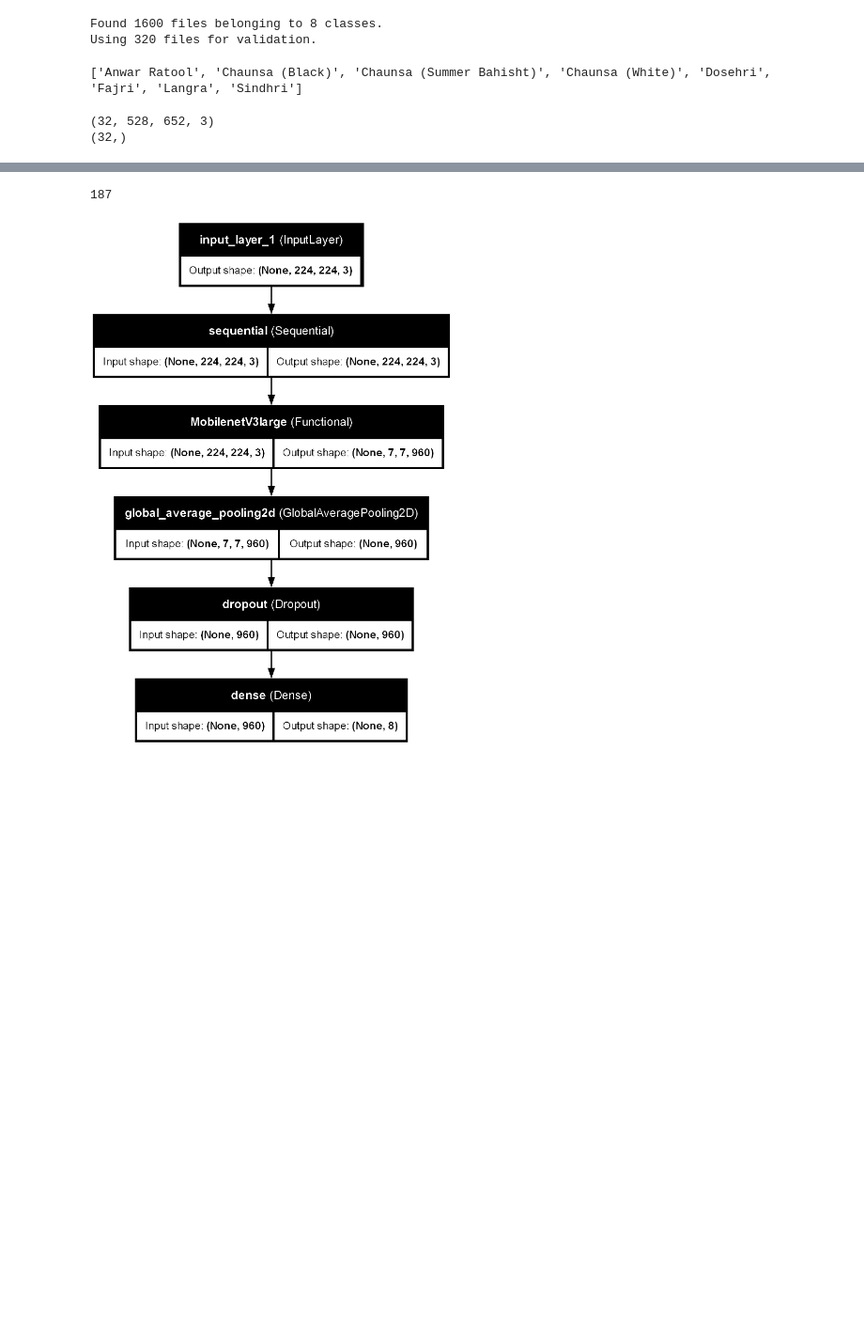
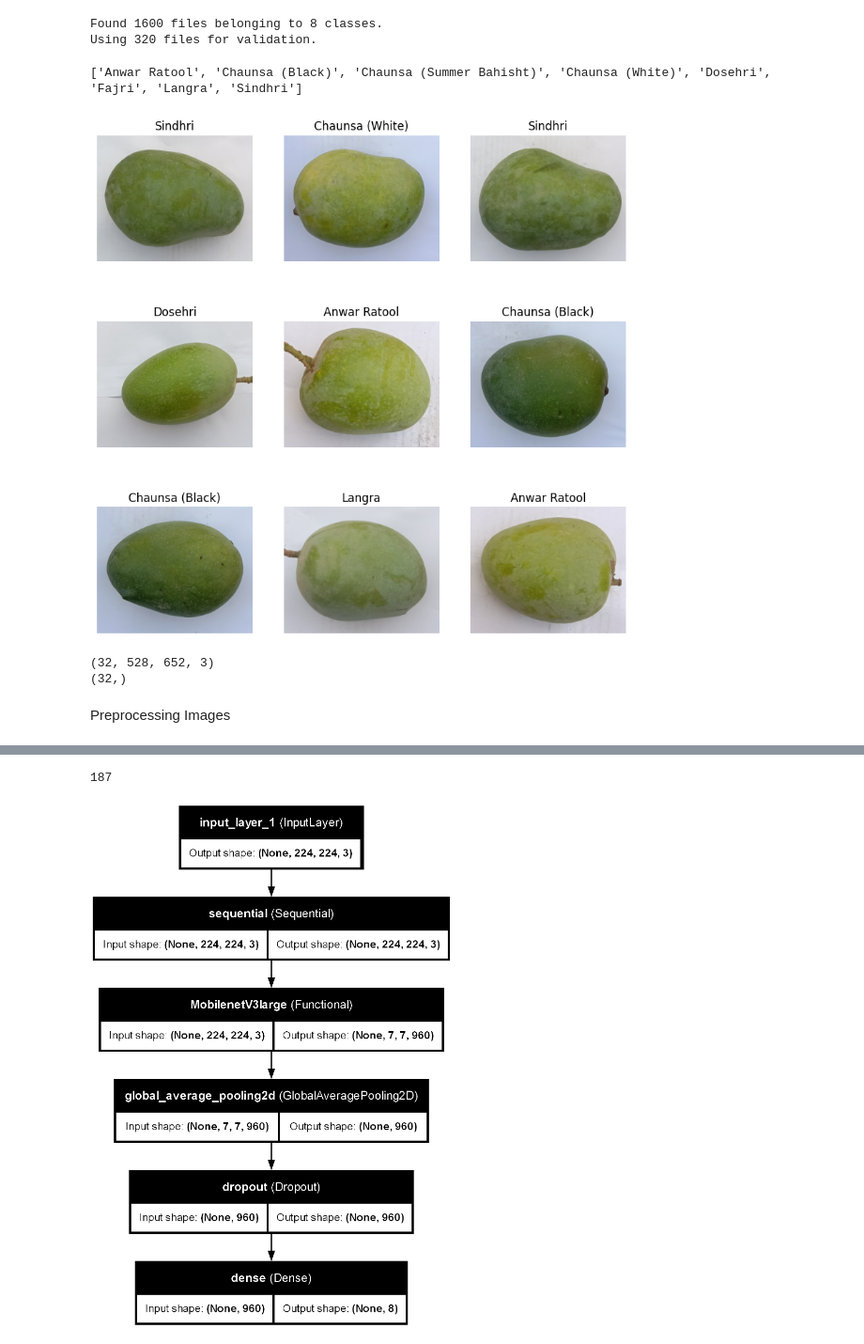
Before and after one commit to lmntrx-major/major_project, a Jupyter notebook: model.ipynb, the cells around one changed output, grey strips where cells are left out. Shown at 94% size. Saved outputs shown, nothing was run; the diff lists cells and outputs as text; code cells hidden in the pictures; blank space fills up the shorter version.

```diff
--- a/model.ipynb
+++ b/model.ipynb
@@ -41,5 +43,5 @@ Your kernel may have been built without NUMA support.
 # %%
 PATH = os.getcwd()
-data_dir = PATH + "/data"
+data_dir = PATH + "\data"
 print(data_dir)
 # %% [output]
@@ -78,14 +80,15 @@ print(class_names)
 # %% [output]
 ['Anwar Ratool', 'Chaunsa (Black)', 'Chaunsa (Summer Bahisht)', 'Chaunsa (White)', 'Dosehri', 'Fajri', 'Langra', 'Sindhri']
 # %%
-# plt.figure(figsize=(10, 10))
-# for images, labels in train_ds.take(1):
-#     for i in range(9):
-#         aax = plt.subplot(3, 3, i+1)
-#         plt.imshow(images[i].numpy().astype("uint8"))
-#         plt.title(class_names[labels[i]])
-#         plt.axis('off')
-#
+plt.figure(figsize=(10, 10))
+for images, labels in train_ds.take(1):
+    for i in range(9):
+        aax = plt.subplot(3, 3, i+1)
+        plt.imshow(images[i].numpy().astype("uint8"))
+        plt.title(class_names[labels[i]])
+        plt.axis('off')
+# %% [output]
+[figure, added]
 # %%
 for image_batch, labels_batch in train_ds:
     print(image_batch.shape)
@@ -98,6 +101,8 @@ for image_batch, labels_batch in train_ds:
 val_batches = tf.data.experimental.cardinality(val_ds)
 test_ds = val_ds.take(val_batches // 5)
 val_ds = val_ds.skip(val_batches // 5)
+# %% [markdown]
+Preprocessing Images
 # %%
 def preprocess_image(image, label):
     image = tf.image.resize(image, [224, 224], method=tf.image.ResizeMethod.BILINEAR, antialias=True)
```
Also changed, not shown: parts of 5 cells of this notebook, 2 other files.
